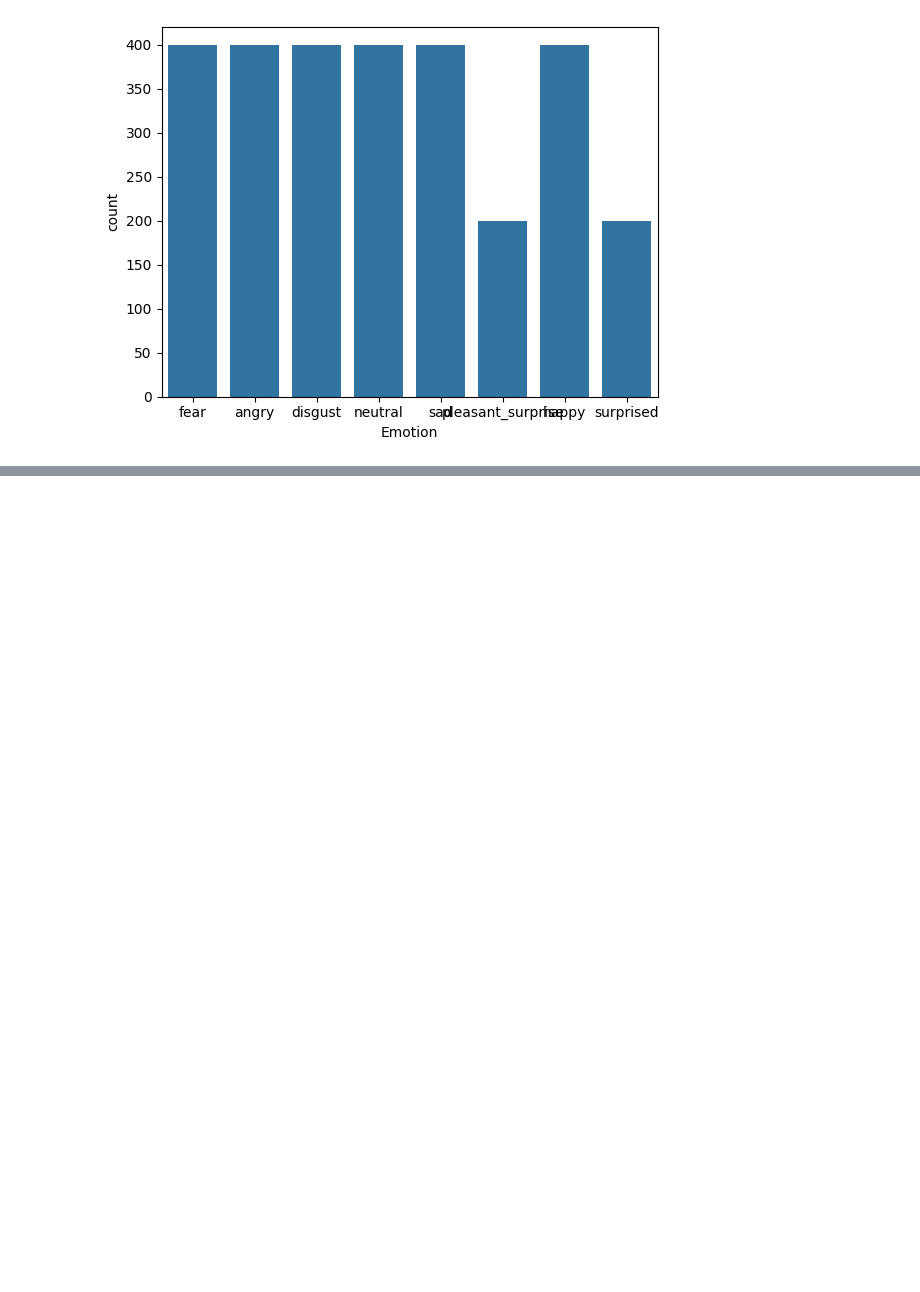
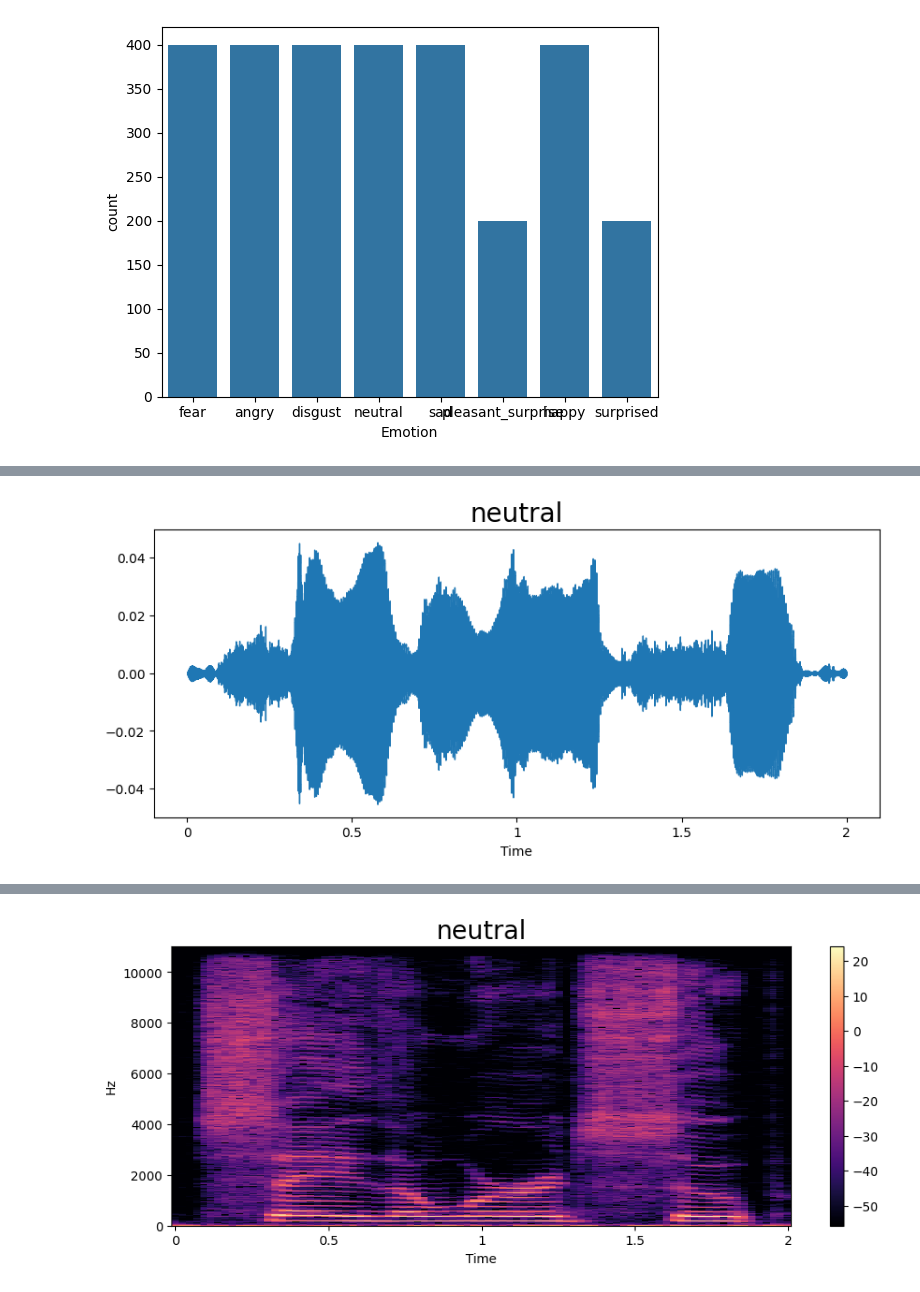
Before and after one commit to titan-spyer/Emotion_Recognition, a Jupyter notebook: Emotion_Recognize.ipynb, the cells around one changed output, grey strips where cells are left out. Saved outputs shown, nothing was run; the diff lists cells and outputs as text; code cells hidden in the pictures; blank space fills up the shorter version.

```diff
--- a/Emotion_Recognize.ipynb
+++ b/Emotion_Recognize.ipynb
@@ -87,0 +132,9 @@ sns.countplot(data=df, x='Emotion')
+# %%
+emotion = 'neutral'
+path = np.array(df['File_Path'][df['Emotion'] == emotion])[0]
+data, sampling_rate = librosa.load(path)
+waveplot(data, sampling_rate, emotion)
+spectogram(data, sampling_rate, emotion)
+Audio(path)
+# %% [output]
+[figure, added]
@@ -87,0 +142 @@ sns.countplot(data=df, x='Emotion')
+[figure, added]
```
Also changed, not shown: parts of 9 cells of this notebook.
